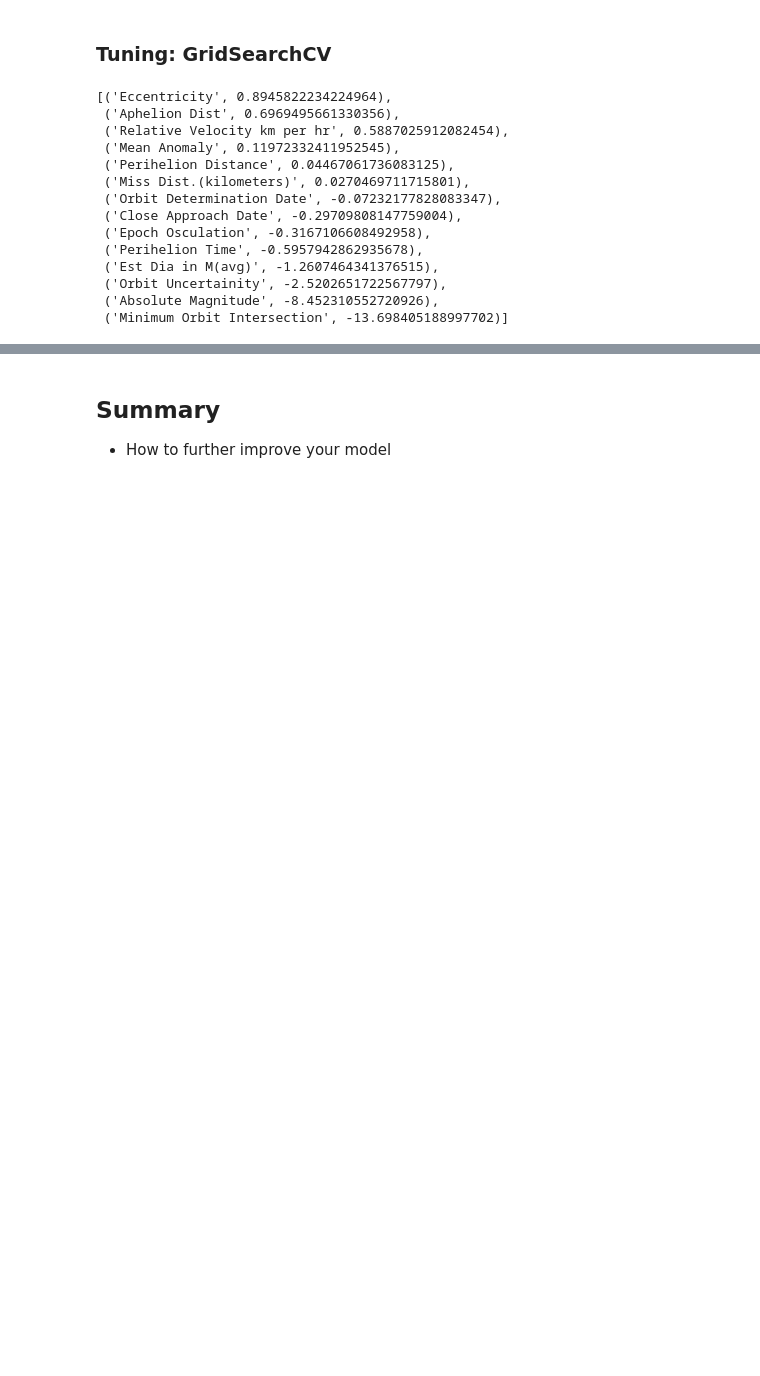
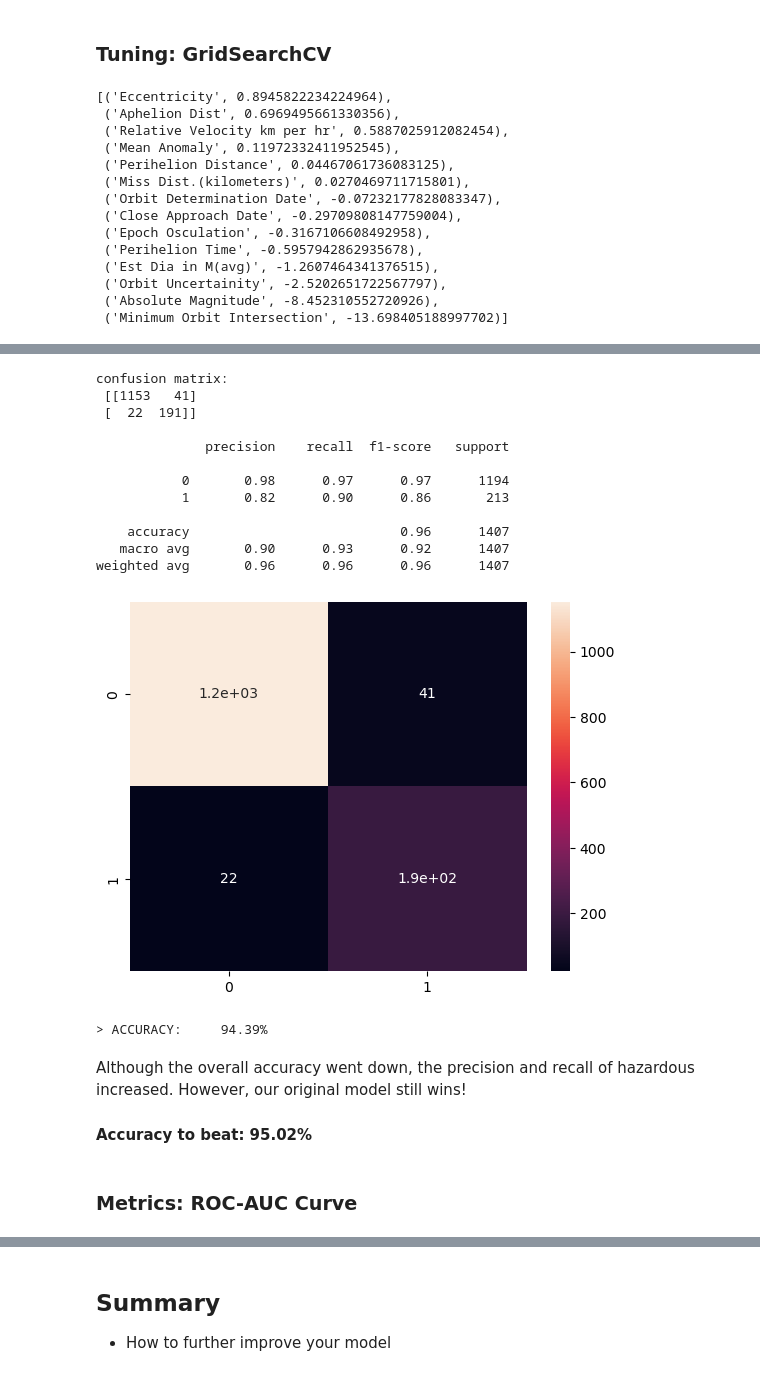
Before and after one commit to anbitasiregar/nasa-asteroid-analysis, a Jupyter notebook: machine_learning.ipynb, the cells around one changed output, grey strips where cells are left out. Cells and saved outputs as stored; diff of their text form; code cells hidden in the pictures; blank space fills up the shorter version.

```diff
--- a/machine_learning.ipynb
+++ b/machine_learning.ipynb
@@ -207,0 +336,29 @@ GridSearchCV(cv=10, estimator=LogisticRegression(random_state=42),
+# %%
+# Use the optimal threshold for classification
+y_pred_optimal = (y_pred_probs >= optimal_threshold).astype(int)
+
+# check the confusion matrix and classification report of this
+helper.print_confusion_matrix_details(y_test, y_pred_optimal)
+# %% [output]
+confusion matrix:
+ [[1153   41]
+ [  22  191]]
+
+              precision    recall  f1-score   support
+
+           0       0.98      0.97      0.97      1194
+           1       0.82      0.90      0.86       213
+
+    accuracy                           0.96      1407
+   macro avg       0.90      0.93      0.92      1407
+weighted avg       0.96      0.96      0.96      1407
+[figure, added]
+# %%
+helper.print_accuracy(y_test, y_pred, False)
+# %% [output]
+> ACCURACY:     94.39%
+# %% [markdown]
+Although the overall accuracy went down, the precision and recall of hazardous increased. However, our original model still wins!
+#### Accuracy to beat: 95.02%
+# %% [markdown]
+### Metrics: ROC-AUC Curve
```
Also changed, not shown: parts of 37 cells of this notebook, 2 other files.
